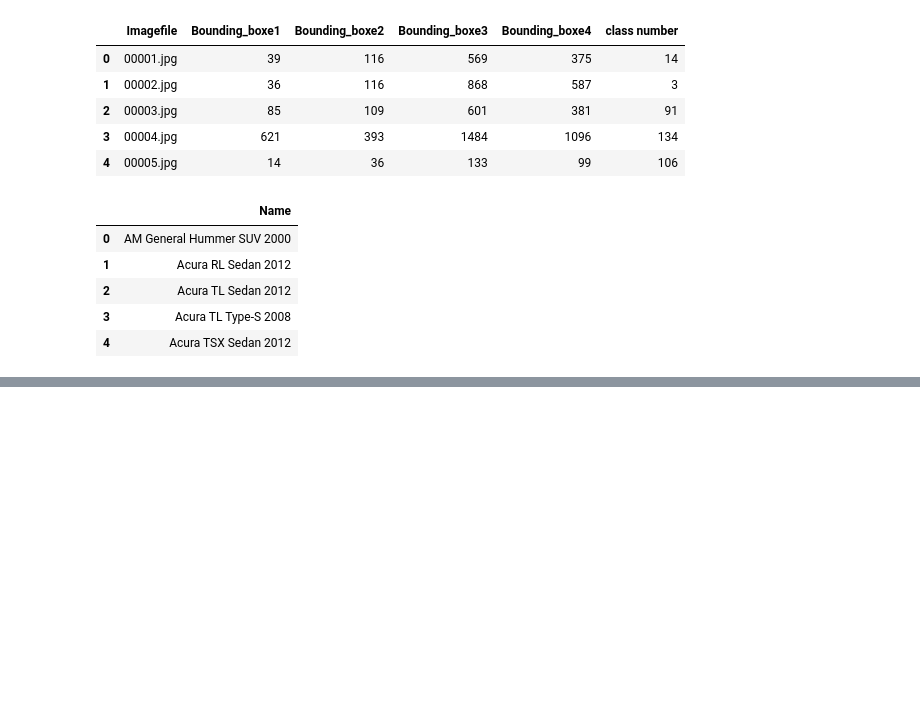
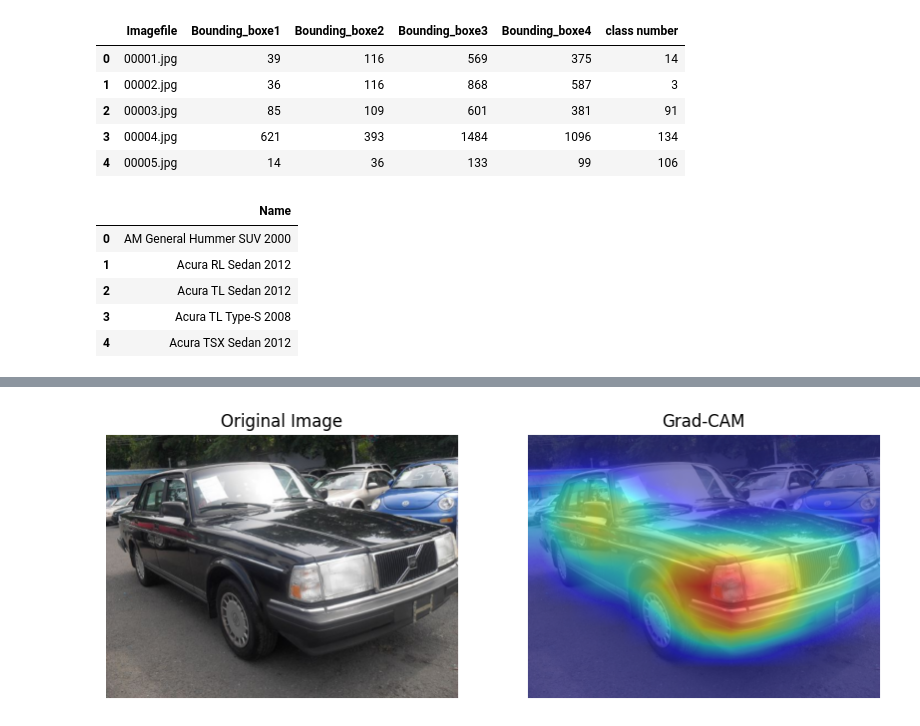
Before and after one commit to wjtak/6milarit-7, a Jupyter notebook: tutorial-s3_briac.ipynb, the cells around one changed output, grey strips where cells are left out. Cells and saved outputs as stored; diff of their text form; code cells hidden in the pictures; blank space fills up the shorter version.

Commit message:
grad cam

```diff
--- a/tutorial-s3_briac.ipynb
+++ b/tutorial-s3_briac.ipynb
@@ -222,0 +286,69 @@ Accuracy of the model on test images: 63.78559880611864%
+# %%
+def load_image_from_folder(folder_path, class_name):
+    class_folder = os.path.join(folder_path, class_name)
+    image_files = os.listdir(class_folder)
+    random_image_file = random.choice(image_files)  # Choisir une image aléatoire
+    image_path = os.path.join(class_folder, random_image_file)
+    print(image_path)
+    image = Image.open(image_path)
+    return image
+
+
+def get_class_index(class_name, class_list):
+    try:
+        return class_list.index(class_name)
+    except ValueError:
+        print(f"Class '{class_name}' not found in the dataset.")
+        return None
+# %%
+# Charger une image et la transformer
+transform = transforms.Compose([
+    transforms.Resize((400, 400)),
+    transforms.ToTensor(),
+    transforms.Normalize((0.5, 0.5, 0.5), (0.5, 0.5, 0.5))
+])
+
+# Chemin vers le dossier contenant les données de test
+data_folder = 'data/stanford-car-dataset-by-classes-folder/car_data/car_data/test/'
+
+# Choisir une classe spécifique
+class_name = 'Volvo 240 Sedan 1993'  # Assurez-vous que ce dossier existe
+
+# Charger l'image
+img = load_image_from_folder(data_folder, class_name)
+
+# Appliquer les transformations et préparer pour le modèle
+input_image = transform(img).unsqueeze(0).to(device)
+
+# Code GradCam ici comme mentionné précédemment
+grad_cam = GradCam(model)
+
+# Générer CAM pour une classe spécifique
+target_class_index = get_class_index(class_name, train_classes)  # L'index de la classe pour laquelle vous souhaitez voir la carte d'activation
+cam, loss = grad_cam.generate_cam(input_image, target_class=target_class_index)
+cam_image = cam.cpu().numpy()  # Assurez-vous que cela fonctionne avec vos dimensions d'image
+
+print("loss:" + str(loss))
+
+
+# Visualiser la carte d'activation
+
+# Redimensionner la carte de chaleur pour qu'elle corresponde aux dimensions de l'image originale
+cam_image_resized = torch.from_numpy(cam_image).unsqueeze(0).unsqueeze(0)  # Ajouter les dimensions de batch et de canal
+cam_image_resized = torch.nn.functional.interpolate(cam_image_resized, size=img.size[::-1], mode='bilinear', align_corners=False)
+cam_image_resized = cam_image_resized.squeeze().numpy()  # Enlever les dimensions ajoutées
+
+# Affichage
+plt.figure(figsize=(10, 5))
+plt.subplot(1, 2, 1)
+plt.imshow(img)
+plt.title("Original Image")
+plt.axis('off')
+
+plt.subplot(1, 2, 2)
+plt.imshow(img, alpha=0.8)  # Mettre l'image originale en arrière-plan
+plt.imshow(cam_image_resized, cmap='jet', alpha=0.5)  # Superposition de la carte de chaleur
+plt.title("Grad-CAM")
+plt.axis('off')
+plt.show()
+# %% [output]
@@ -222,0 +357 @@ Accuracy of the model on test images: 63.78559880611864%
+[figure, added]
```
Also changed, not shown: parts of 19 cells of this notebook.
